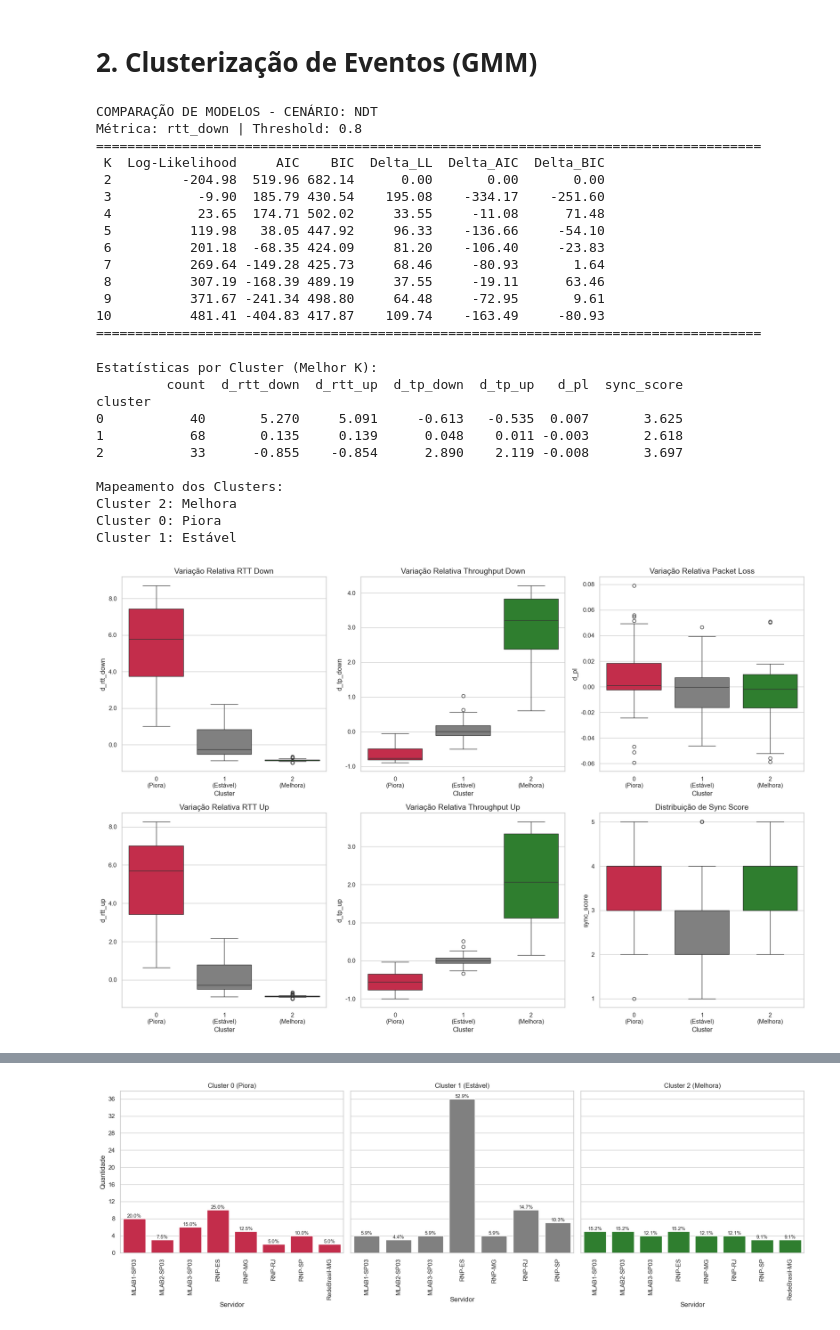
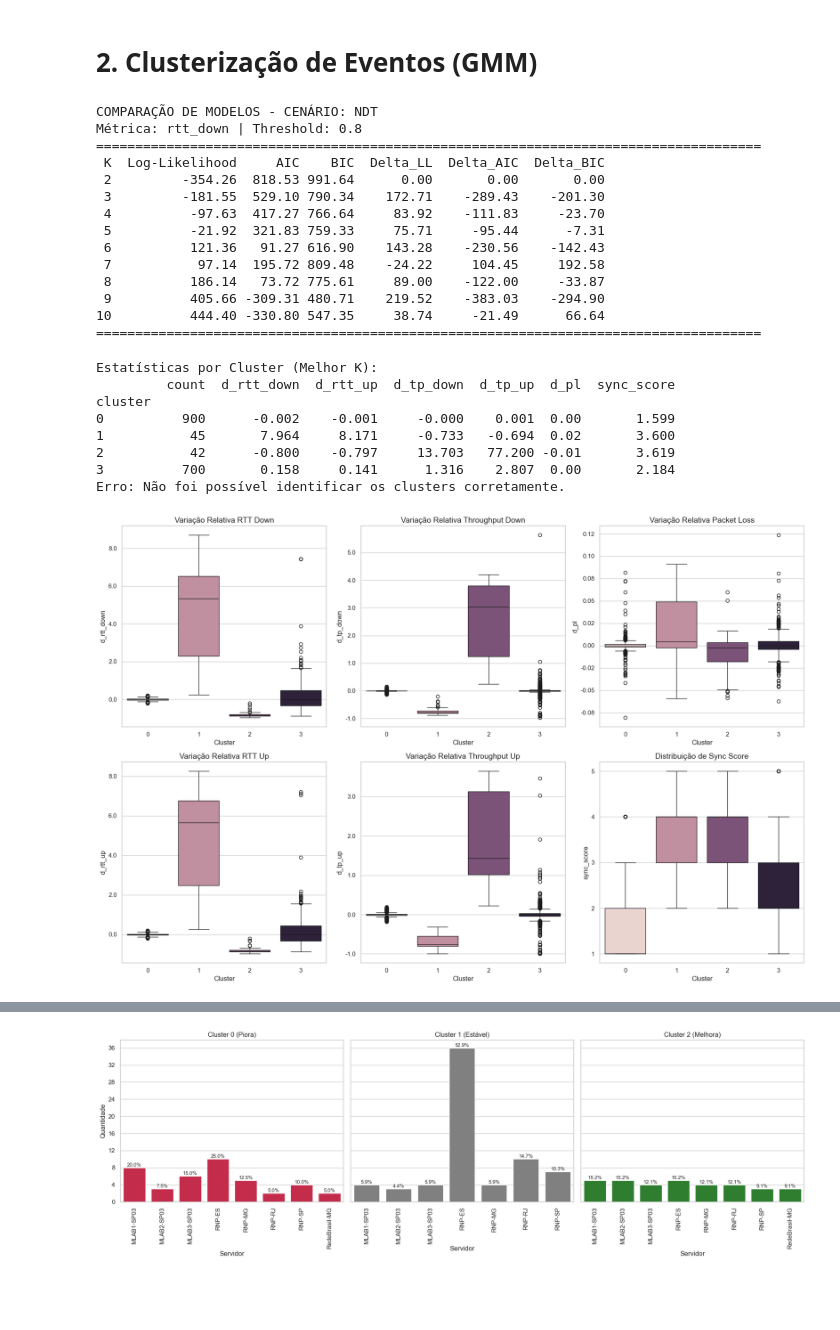
Before and after one commit to lhscaldas/Mestrado, a Jupyter notebook: cluster_analysis.ipynb, the cells around one changed output, grey strips where cells are left out. Saved outputs shown, nothing was run; the diff lists cells and outputs as text; code cells hidden in the pictures; blank space fills up the shorter version.

```diff
--- a/cluster_analysis.ipynb
+++ b/cluster_analysis.ipynb
@@ -10,7 +10,7 @@ import re
 
 # --- Parâmetros do Estudo ---
 SCENARIO = "NDT"
-METHOD = "vwcd_w20_fp2"
+METHOD = "vwcd_w20_fp1"
 REF_METRIC = "rtt_down"
 THRESHOLD = 0.80
 
@@ -78,23 +78,27 @@ COMPARAÇÃO DE MODELOS - CENÁRIO: NDT
 Métrica: rtt_down | Threshold: 0.8
 =====================================================================================
  K  Log-Likelihood     AIC    BIC  Delta_LL  Delta_AIC  Delta_BIC
- 2         -204.98  519.96 682.14      0.00       0.00       0.00
- 3           -9.90  185.79 430.54    195.08    -334.17    -251.60
- 4           23.65  174.71 502.02     33.55     -11.08      71.48
- 5          119.98   38.05 447.92     96.33    -136.66     -54.10
- 6          201.18  -68.35 424.09     81.20    -106.40     -23.83
- 7          269.64 -149.28 425.73     68.46     -80.93       1.64
- 8          307.19 -168.39 489.19     37.55     -19.11      63.46
- 9          371.67 -241.34 498.80     64.48     -72.95       9.61
-10          481.41 -404.83 417.87    109.74    -163.49     -80.93
+ 2         -354.26  818.53 991.64      0.00       0.00       0.00
+ 3         -181.55  529.10 790.34    172.71    -289.43    -201.30
+ 4          -97.63  417.27 766.64     83.92    -111.83     -23.70
+ 5          -21.92  321.83 759.33     75.71     -95.44      -7.31
+ 6          121.36   91.27 616.90    143.28    -230.56    -142.43
+ 7           97.14  195.72 809.48    -24.22     104.45     192.58
+ 8          186.14   73.72 775.61     89.00    -122.00     -33.87
+ 9          405.66 -309.31 480.71    219.52    -383.03    -294.90
+10          444.40 -330.80 547.35     38.74     -21.49      66.64
 =====================================================================================
 # %%
 K = 3
 # Carregar o CSV do melhor K
+# if METHOD.startswith("vwcd"):
+#     csv_path = os.path.join(path, f"clusters_K{K:02d}_features_{METHOD}_{REF_METRIC}_{THRESHOLD}.csv")
+# else:
+#     csv_path = os.path.join(path, f"clusters_K{K:02d}_features_{METHOD}_{REF_METRIC}.csv")
 if METHOD.startswith("vwcd"):
-    csv_path = os.path.join(path, f"clusters_K{K:02d}_features_{METHOD}_{REF_METRIC}_{THRESHOLD}.csv")
+    csv_path = os.path.join(path, f"clusters_manual_features_{METHOD}_{REF_METRIC}_{THRESHOLD}.csv")
 else:
-    csv_path = os.path.join(path, f"clusters_K{K:02d}_features_{METHOD}_{REF_METRIC}.csv")
+    csv_path = os.path.join(path, f"clusters_manual_features_{METHOD}_{REF_METRIC}.csv")
 df_cluster = pd.read_csv(csv_path)
 if df_cluster['sync_score'].dtype.kind != 'i':
     df_cluster['sync_score'] = (df_cluster['sync_score'] * 5).astype(int)
@@ -139,16 +143,13 @@ else:
         print(f"Cluster {k}: {v}")
 # %% [output]
 Estatísticas por Cluster (Melhor K):
-         count  d_rtt_down  d_rtt_up  d_tp_down  d_tp_up   d_pl  sync_score
+         count  d_rtt_down  d_rtt_up  d_tp_down  d_tp_up  d_pl  sync_score
 cluster
-0           40       5.270     5.091     -0.613   -0.535  0.007       3.625
-1           68       0.135     0.139      0.048    0.011 -0.003       2.618
-2           33      -0.855    -0.854      2.890    2.119 -0.008       3.697
-
-Mapeamento dos Clusters:
-Cluster 2: Melhora
-Cluster 0: Piora
-Cluster 1: Estável
+0          900      -0.002    -0.001     -0.000    0.001  0.00       1.599
+1           45       7.964     8.171     -0.733   -0.694  0.02       3.600
+2           42      -0.800    -0.797     13.703   77.200 -0.01       3.619
+3          700       0.158     0.141      1.316    2.807  0.00       2.184
+Erro: Não foi possível identificar os clusters corretamente.
 # %%
 custom_palette = {
     'Estável': 'gray',         # Cinza
@@ -190,39 +191,39 @@ for i, col in enumerate(metrics_layout):
     sns.boxplot(
         x='cluster',
         y=col,
-        data=df_cluster,
-        palette=cluster_colors,
+        data=df_cluster[(df_cluster['d_rtt_up'] <= 10) & (df_cluster['d_tp_up'] <= 10)],
+        palette=None, #cluster_colors,
         hue='cluster',
         legend=False,
         ax=ax
     )
 
     # Atualizar os rótulos do eixo X com o mapa de clusters
     ax.set_xticks(ax.get_xticks())
 
     # Inserimos uma quebra de linha '\n' antes do parêntese para os textos não ficarem amontoados
-    labels = [f"{tick.get_text()}\n({cluster_map.get(int(tick.get_text()), 'Desconhecido')})"
-              for tick in ax.get_xticklabels()]
-    ax.set_xticklabels(labels)
+    # labels = [f"{tick.get_text()}\n({cluster_map.get(int(tick.get_text()), 'Desconhecido')})"
+    #           for tick in ax.get_xticklabels()]
+    # ax.set_xticklabels(labels)
 
     # Forçar ticks inteiros se a variável for o sync_score
     if col == 'sync_score':
         ax.yaxis.set_major_locator(MaxNLocator(integer=True))
     elif col == 'd_pl':
         ax.yaxis.set_major_formatter(FormatStrFormatter('%.2f'))
     else:
         ax.yaxis.set_major_formatter(FormatStrFormatter('%.1f'))
 
     # Pega o título do dicionário ou usa um texto padrão se não existir
     title = metric_info.get(col, f'Distribuição de {col}')
     ax.set_title(title, fontsize=14)
     ax.set_xlabel('Cluster', fontsize=12)
     ax.set_ylabel(col, fontsize=12)
 
 plt.tight_layout()
 plt.show()
 # %% [output]
-[figure, old version]
+[figure, new version]
 # %%
 import matplotlib.pyplot as plt
 import seaborn as sns
```
Also changed, not shown: parts of 1 cell of this notebook, 6 other files.
